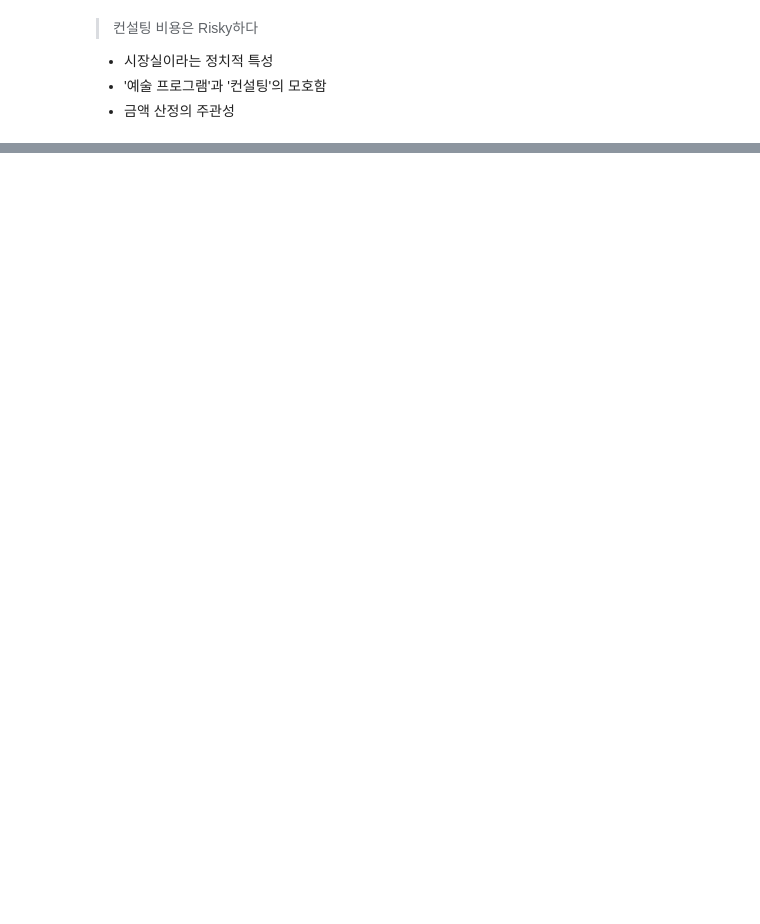
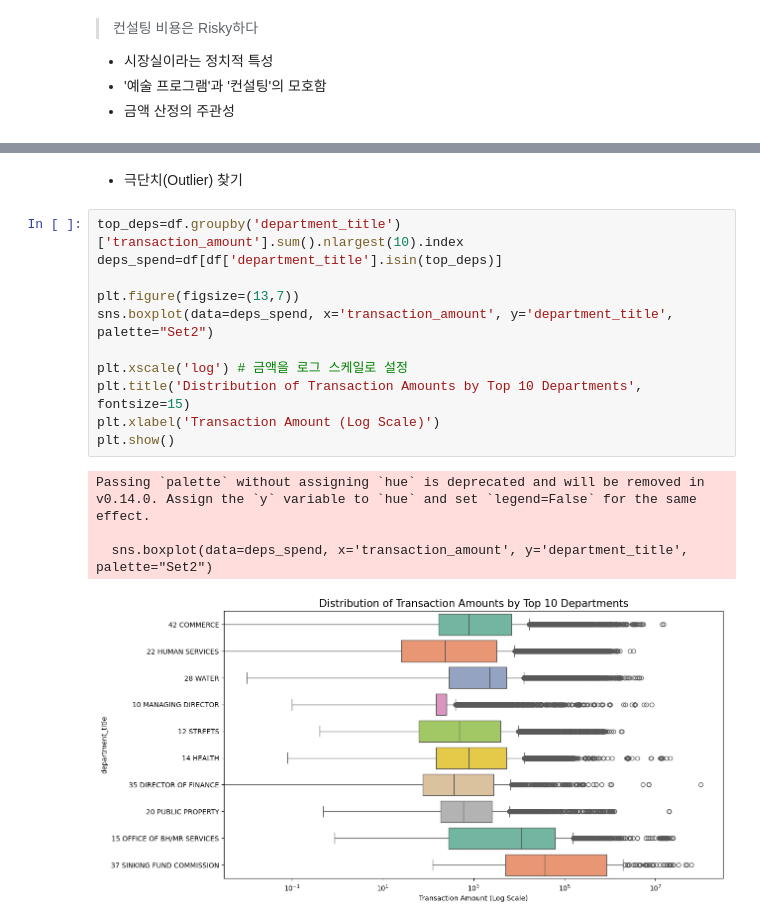
Before and after one commit to yeongwuu/Unsupervised-Fraud-Detection-in-Accounting-Data-using-Autoencoder, a Jupyter notebook: Project_1.ipynb, the cells around one changed output, grey strips where cells are left out. Drawn from its saved outputs; the diff is of its cells as text; blank space fills up the shorter version.

```diff
--- a/Project_1.ipynb
+++ b/Project_1.ipynb
@@ -170,0 +190,18 @@ display(mayor_mural)
+# %% [markdown]
+- 극단치(Outlier) 찾기
+# %%
+top_deps=df.groupby('department_title')['transaction_amount'].sum().nlargest(10).index
+deps_spend=df[df['department_title'].isin(top_deps)]
+
+plt.figure(figsize=(13,7))
+sns.boxplot(data=deps_spend, x='transaction_amount', y='department_title', palette="Set2")
+
+plt.xscale('log') # 금액을 로그 스케일로 설정
+plt.title('Distribution of Transaction Amounts by Top 10 Departments', fontsize=15)
+plt.xlabel('Transaction Amount (Log Scale)')
+plt.show()
+# %% [output]
+Passing `palette` without assigning `hue` is deprecated and will be removed in v0.14.0. Assign the `y` variable to `hue` and set `legend=False` for the same effect.
+
+  sns.boxplot(data=deps_spend, x='transaction_amount', y='department_title', palette="Set2")
+[figure, added]
```
Also changed, not shown: parts of 11 cells of this notebook, 2 other files.
